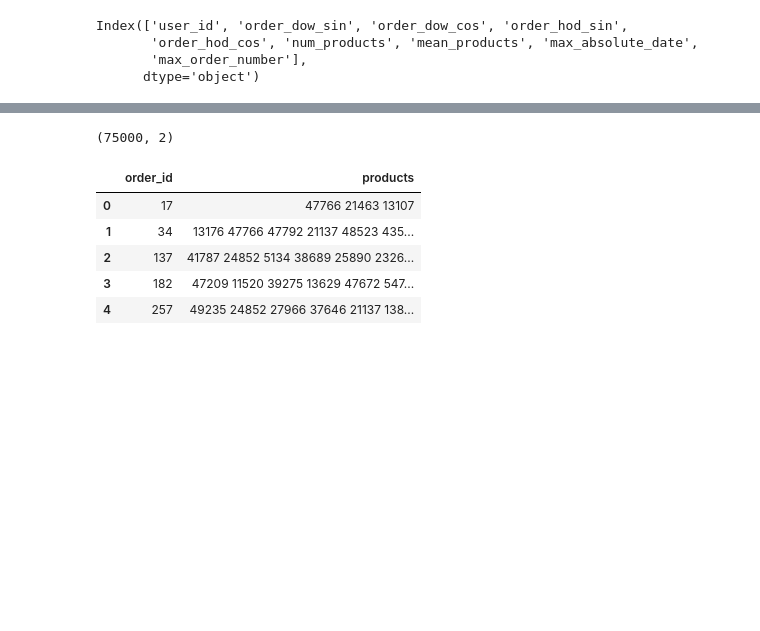
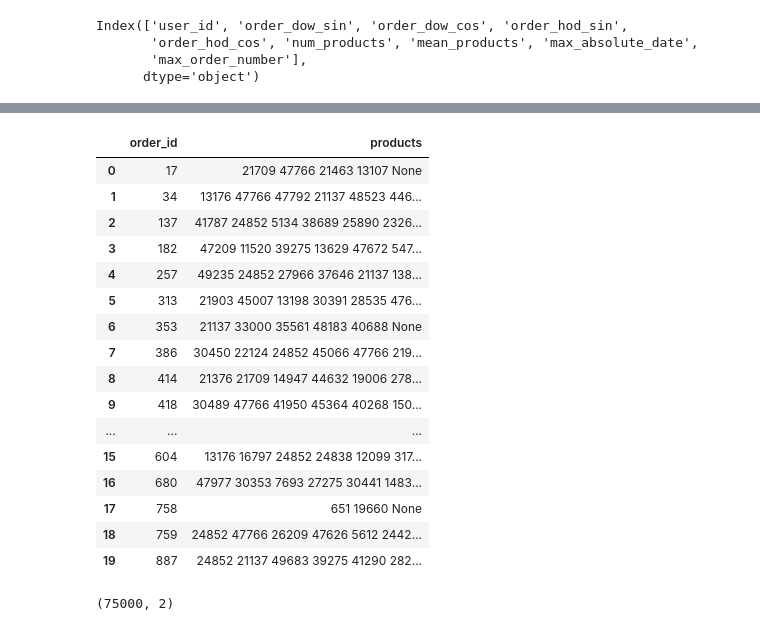
Before and after one commit to alexanderrich/instacart-analysis, a Jupyter notebook: analysis.ipynb, the cells around one changed output, grey strips where cells are left out. Cells and saved outputs as stored; diff of their text form; code cells hidden in the pictures; blank space fills up the shorter version.

Commit message:
change how "None" label is applied
Add it whenever the probability of "None" is over a certain
threshold, not just when there are no products predicted.
This raises performance from .386 to .390.

```diff
--- a/analysis.ipynb
+++ b/analysis.ipynb
@@ -372,0 +360,4 @@ prior_test['prediction'] = 1 * (y_test > best_cutoff)
+# %%
+writenone_df['putnone'] = (writenone_df.p_not > best_none_cutoff) | (writenone_df.prediction == 0)
+writenone_df['nonestring'] = ''
+writenone_df.loc[writenone_df.putnone, 'nonestring'] = 'None'
@@ -377,9 +374,31 @@ prediction_df = prediction_df[['order_id', 'product_id']]
 # %%
 prediction_lists = prediction_df.groupby('order_id').agg(lambda x: " ".join(x.astype(str))).reset_index()
 # %%
-prediction_lists = prediction_lists.merge(orders_df.loc[orders_df.eval_set == "test", ['order_id']], on='order_id', how="right")
+prediction_lists = prediction_lists.merge(writenone_df[['order_id', 'nonestring']], on='order_id', how='right')
 # %%
-prediction_lists['products'] = prediction_lists.product_id.fillna("None")
+prediction_lists['products'] = prediction_lists.product_id.fillna('')
+# %%
+prediction_lists['products'] = prediction_lists.products + " " + prediction_lists.nonestring
 # %%
 prediction_lists = prediction_lists[['order_id', 'products']]
+# %%
+prediction_lists.head(20)
+# %% [output]
+|  | order_id | products |
+| 0 | 17 | 21709 47766 21463 13107 None |
+| 1 | 34 | 13176 47766 47792 21137 48523 446... |
+| 2 | 137 | 41787 24852 5134 38689 25890 2326... |
+| 3 | 182 | 47209 11520 39275 13629 47672 547... |
+| 4 | 257 | 49235 24852 27966 37646 21137 138... |
+| 5 | 313 | 21903 45007 13198 30391 28535 476... |
+| 6 | 353 | 21137 33000 35561 48183 40688 None |
+| 7 | 386 | 30450 22124 24852 45066 47766 219... |
+| 8 | 414 | 21376 21709 14947 44632 19006 278... |
+| 9 | 418 | 30489 47766 41950 45364 40268 150... |
+| ... | ... | ... |
+| 15 | 604 | 13176 16797 24852 24838 12099 317... |
+| 16 | 680 | 47977 30353 7693 27275 30441 1483... |
+| 17 | 758 | 651 19660 None |
+| 18 | 759 | 24852 47766 26209 47626 5612 2442... |
+| 19 | 887 | 24852 21137 49683 39275 41290 282... |
 # %%
@@ -388,12 +407,3 @@ prediction_lists.to_csv("submissions/addtime_xgb.csv", index=False)
 prediction_lists.shape
 # %% [output]
 (75000, 2)
-# %%
-prediction_lists.head()
-# %% [output]
-|  | order_id | products |
-| 0 | 17 | 47766 21463 13107 |
-| 1 | 34 | 13176 47766 47792 21137 48523 435... |
-| 2 | 137 | 41787 24852 5134 38689 25890 2326... |
-| 3 | 182 | 47209 11520 39275 13629 47672 547... |
-| 4 | 257 | 49235 24852 27966 37646 21137 138... |
```
Also changed, not shown: parts of 23 cells of this notebook.
